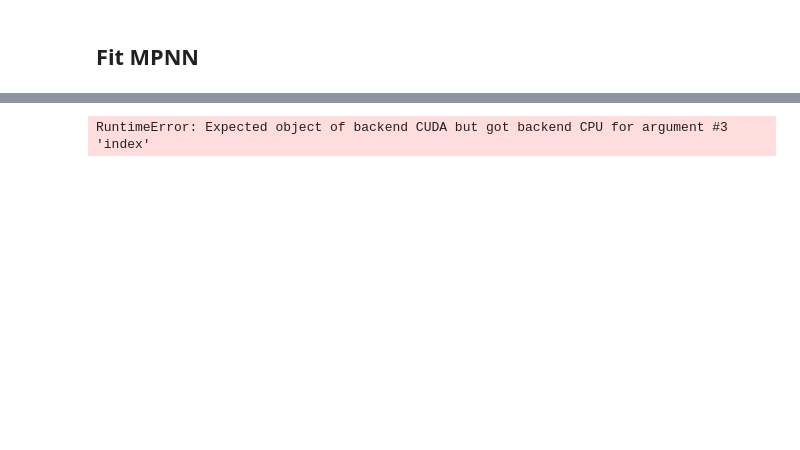
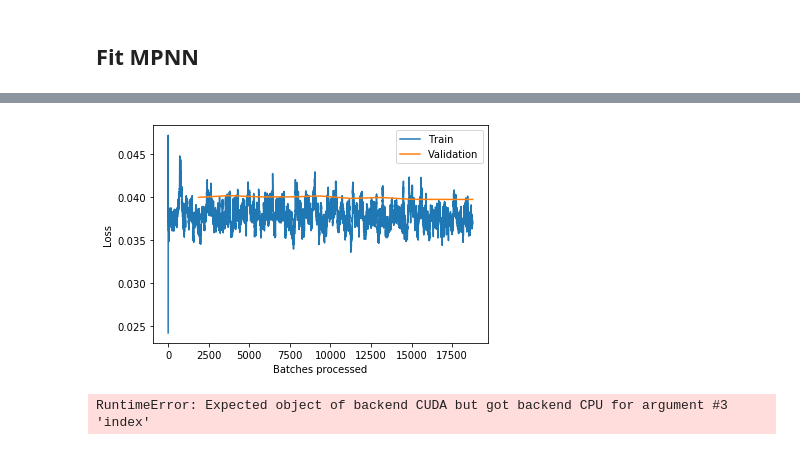
Before and after one commit to robinniesert/kaggle-champs, a Jupyter notebook: nbs/mpnn_cuda.ipynb, the cells around one changed output, grey strips where cells are left out. Cells and saved outputs as stored; diff of their text form; code cells hidden in the pictures; blank space fills up the shorter version.

```diff
--- a/nbs/mpnn_cuda.ipynb
+++ b/nbs/mpnn_cuda.ipynb
@@ -1404,3 +1487,3 @@ KeyboardInterrupt:
 # %%
-learn.fit_one_cycle(10, max_lr=4e-5, callbacks=[SaveModelCallback(learn, every='improvement', mode='min',
-                                                                  monitor='GroupMeanLogMAE',  name='mpnn3')])
+learn.fit_one_cycle(10, max_lr=1e-5, callbacks=[SaveModelCallback(learn, every='improvement', mode='min',
+                                                                  monitor='group_mean_log_mae',  name='mpnn3')])
@@ -1407,6 +1504,10 @@ learn.fit_one_cycle(10, max_lr=4e-5, callbacks=[SaveModelCallback(learn, every='
 # %%
-learn.fit_one_cycle(10, max_lr=8e-6, callbacks=[SaveModelCallback(learn, every='improvement', mode='min',
-                                                                  monitor='GroupMeanLogMAE',  name='mpnn4')])
+learn.fit_one_cycle(10, max_lr=1e-6, callbacks=[SaveModelCallback(learn, every='improvement', mode='min',
+                                                                  monitor='group_mean_log_mae',  name='mpnn4')])
+# %%
+learn.recorder.plot_losses()
+# %% [output]
+[figure, added]
 # %%
 pred, _ = learn.get_preds()
 pred_test, _ = learn.get_preds(DatasetType.Test)
```
Also changed, not shown: parts of 28 cells of this notebook, 1 other file.
